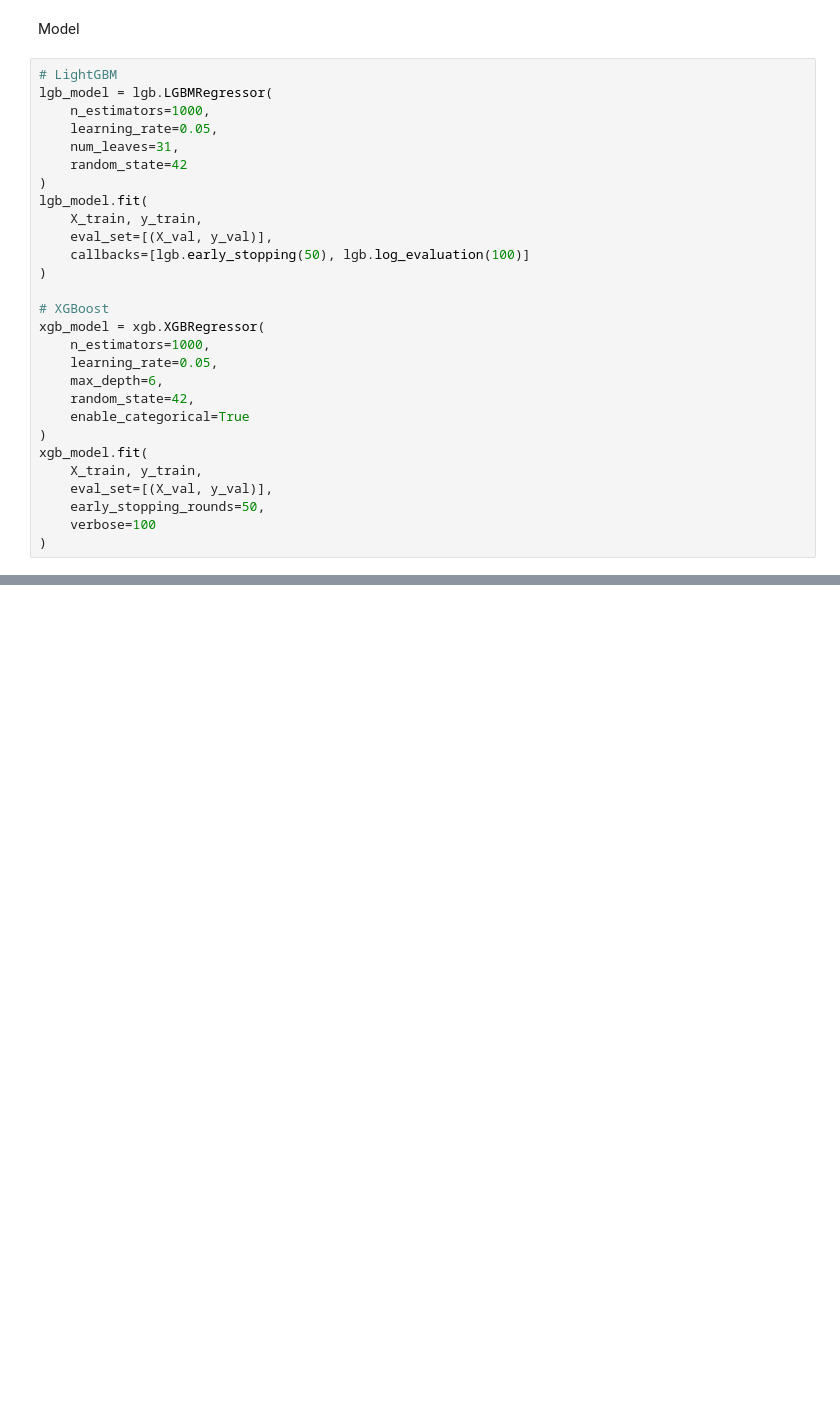
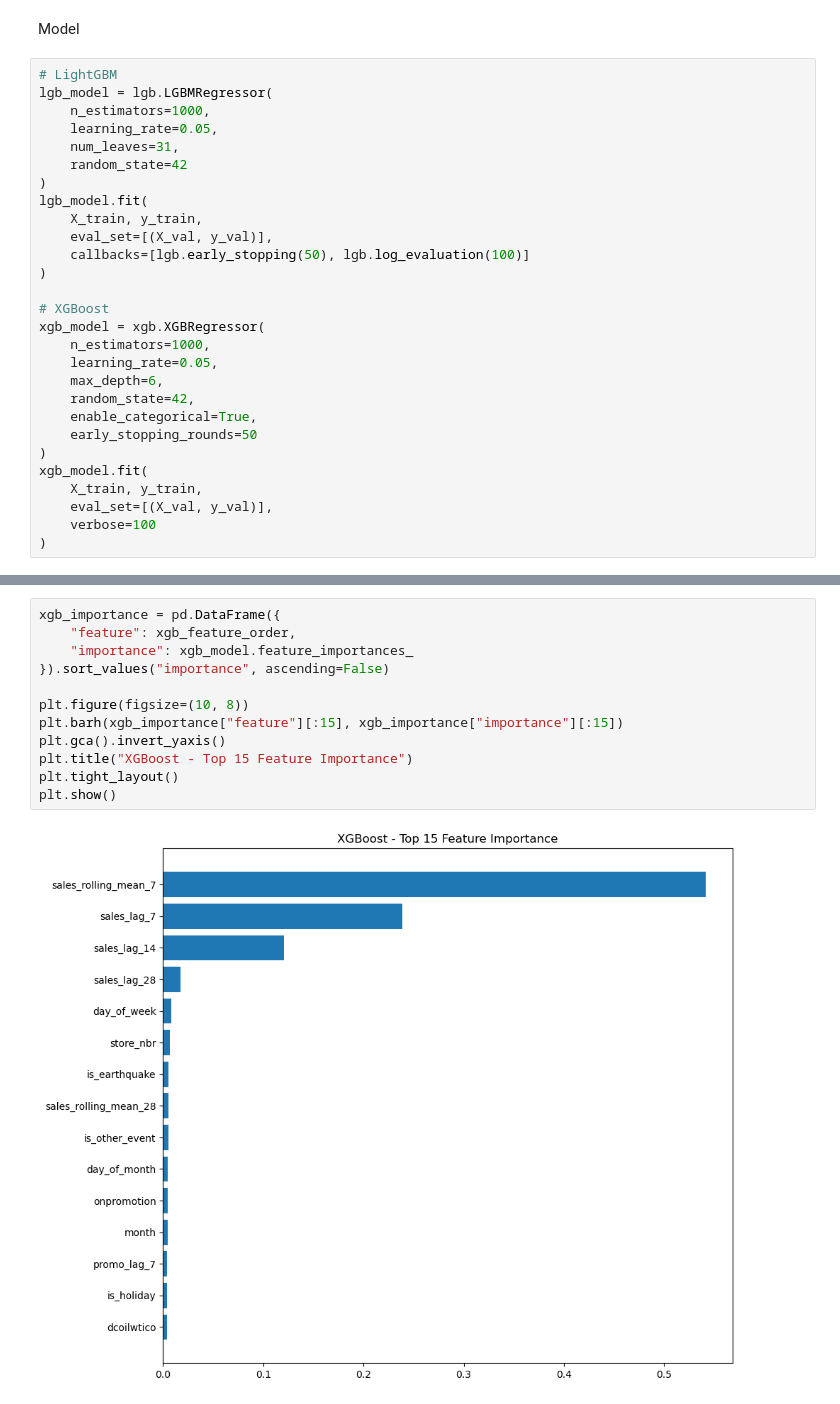
Before and after one commit to tharmpholsri/store-sales-forecasting, a Jupyter notebook: model.ipynb, the cells around one changed output, grey strips where cells are left out. Cells and saved outputs as stored; diff of their text form; blank space fills up the shorter version.

```diff
--- a/model.ipynb
+++ b/model.ipynb
@@ -78,12 +106,12 @@ xgb_model = xgb.XGBRegressor(
     learning_rate=0.05,
     max_depth=6,
     random_state=42,
-    enable_categorical=True
+    enable_categorical=True,
+    early_stopping_rounds=50
 )
 xgb_model.fit(
     X_train, y_train,
     eval_set=[(X_val, y_val)],
-    early_stopping_rounds=50,
     verbose=100
 )
 # %% [output]
@@ -97,0 +278,14 @@ print(f"XGBoost RMSE: {np.sqrt(mean_squared_error(y_val, xgb_pred)):.4f}")
+# %%
+xgb_importance = pd.DataFrame({
+    "feature": xgb_feature_order,
+    "importance": xgb_model.feature_importances_
+}).sort_values("importance", ascending=False)
+
+plt.figure(figsize=(10, 8))
+plt.barh(xgb_importance["feature"][:15], xgb_importance["importance"][:15])
+plt.gca().invert_yaxis()
+plt.title("XGBoost - Top 15 Feature Importance")
+plt.tight_layout()
+plt.show()
+# %% [output]
+[figure, added]
```
Also changed, not shown: parts of 13 cells of this notebook.
